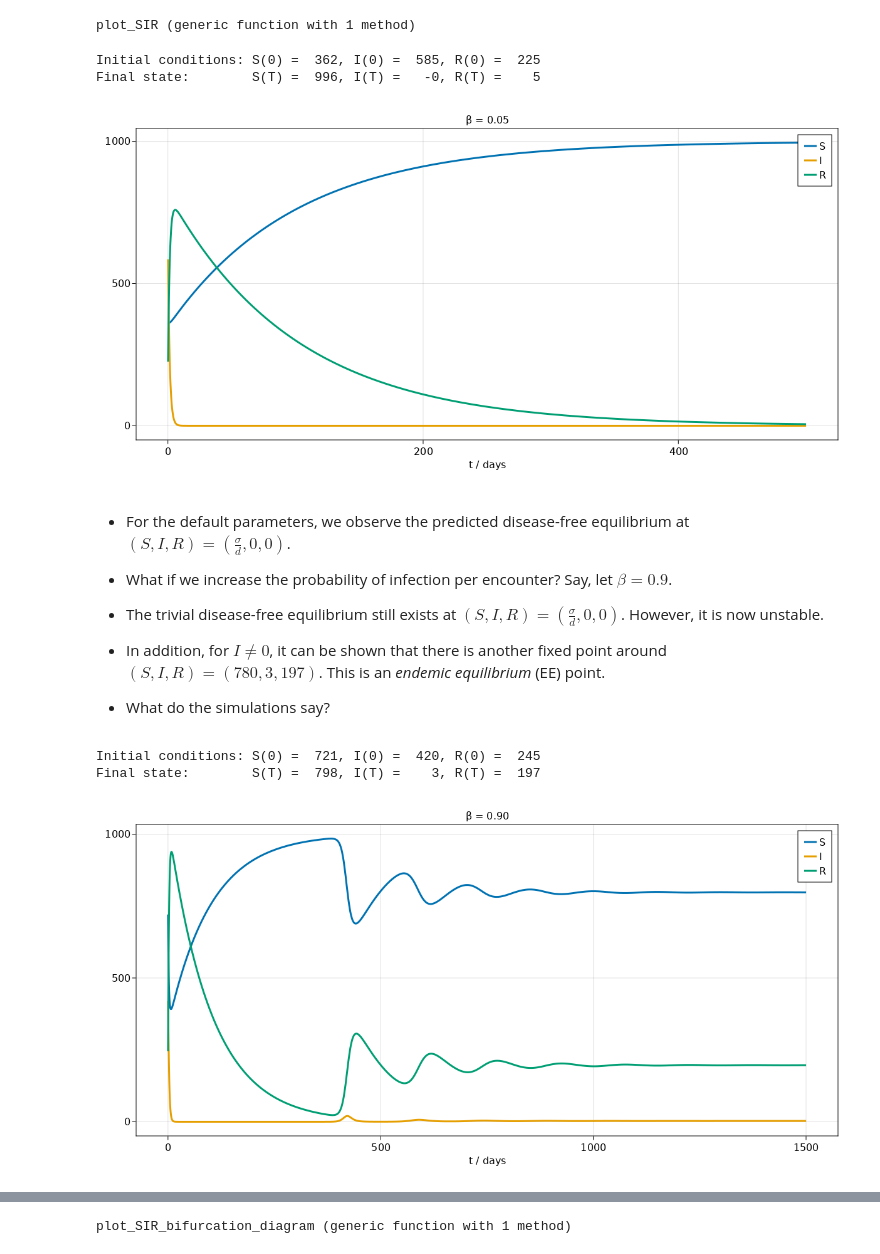
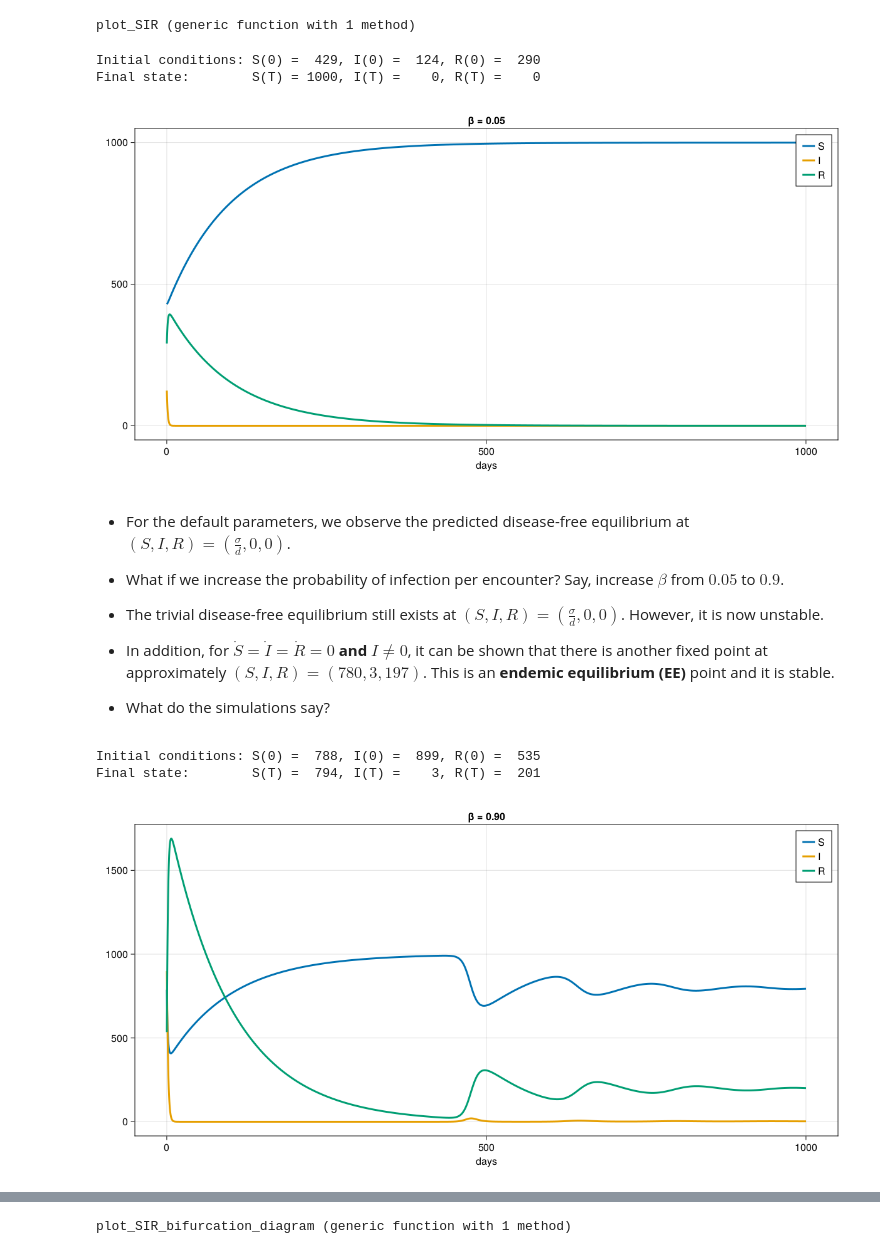
Before and after one commit to TUM-PIK-ESM/TUM-Dynamics-Lecture, a Jupyter notebook: lectures/lecture-7/lecture7_epidemiology.ipynb, the cells around one changed output, grey strips where cells are left out. Cells and saved outputs as stored; diff of their text form; code cells hidden in the pictures.

```diff
--- a/lectures/lecture-7/lecture7_epidemiology.ipynb
+++ b/lectures/lecture-7/lecture7_epidemiology.ipynb
@@ -103,7 +119,7 @@ function plot_SIR(f; β = 0.05, T = 1000.0, Δt = 0.1, u0 = 1000 * rand(3))
 
     # Integrate the dynamical system
     ds = ContinuousDynamicalSystem(f, u0, p)
-    tr = trajectory(ds, T; Δt = Δt)
+    tr = trajectory(ds, T; Δt)
     S, I, R = columns(tr)
 
     @printf "Initial conditions: S(0) = %4i, I(0) = %4i, R(0) = %4i\n" u0[1] u0[2] u0[3]
@@ -111,8 +127,8 @@ function plot_SIR(f; β = 0.05, T = 1000.0, Δt = 0.1, u0 = 1000 * rand(3))
 
     # Plotting
     fig = Figure(resolution = (1200, 600))
-    ax = Axis(fig[1, 1], xlabel = "t / days", title = @sprintf "β = %0.2f" β)
-    times = Δt .* collect(1:length(S))
+    ax = Axis(fig[1, 1], xlabel = "days", title = @sprintf "β = %0.2f" β)
+    times = Δt * collect(1:length(S))
     lines!(ax, times, S, linewidth = 3, label="S")
     lines!(ax, times, I, linewidth = 3, label="I")
     lines!(ax, times, R, linewidth = 3, label="R")
@@ -122,29 +138,29 @@ end
 # %% [output]
 plot_SIR (generic function with 1 method)
 # %%
-plot_SIR(SIR, T = 500.0)
+plot_SIR(SIR, T = 1000.0)
 # %% [output]
-Initial conditions: S(0) =  362, I(0) =  585, R(0) =  225
-Final state:        S(T) =  996, I(T) =   -0, R(T) =    5
+Initial conditions: S(0) =  429, I(0) =  124, R(0) =  290
+Final state:        S(T) = 1000, I(T) =    0, R(T) =    0
-[figure, old version]
+[figure, new version]
 # %% [markdown]
 - For the default parameters, we observe the predicted disease-free equilibrium at $(S, I, R) = (\frac{\sigma}{d},0,0)$.
 
 
-- What if we increase the probability of infection per encounter? Say, let $\beta = 0.9$.
+- What if we increase the probability of infection per encounter? Say, increase $\beta$ from $0.05$ to $0.9$.
 
 
 - The trivial disease-free equilibrium still exists at $(S, I, R) = (\frac{\sigma}{d},0,0)$. However, it is now unstable.
 
 
-- In addition, for $I \neq 0$, it can be shown that there is another fixed point around $(S, I, R) = (780,3,197)$. This is an *endemic equilibrium* (EE) point.
+- In addition, for $\dot S = \dot I = \dot R = 0$ **and** $I \neq 0$, it can be shown that there is another fixed point at approximately $(S, I, R) = (780,3,197)$. This is an **endemic equilibrium (EE)** point and it is stable.
 
 
 - What do the simulations say?
 # %%
-plot_SIR(SIR; β = 0.9, T = 1500.0)
+plot_SIR(SIR; β = 0.9, T = 1000.0)
 # %% [output]
-Initial conditions: S(0) =  721, I(0) =  420, R(0) =  245
-Final state:        S(T) =  798, I(T) =    3, R(T) =  197
+Initial conditions: S(0) =  788, I(0) =  899, R(0) =  535
+Final state:        S(T) =  794, I(T) =    3, R(T) =  201
-[figure, old version]
+[figure, new version]
 # %% [markdown]
```
Also changed, not shown: parts of 31 cells of this notebook, 2 other files.
